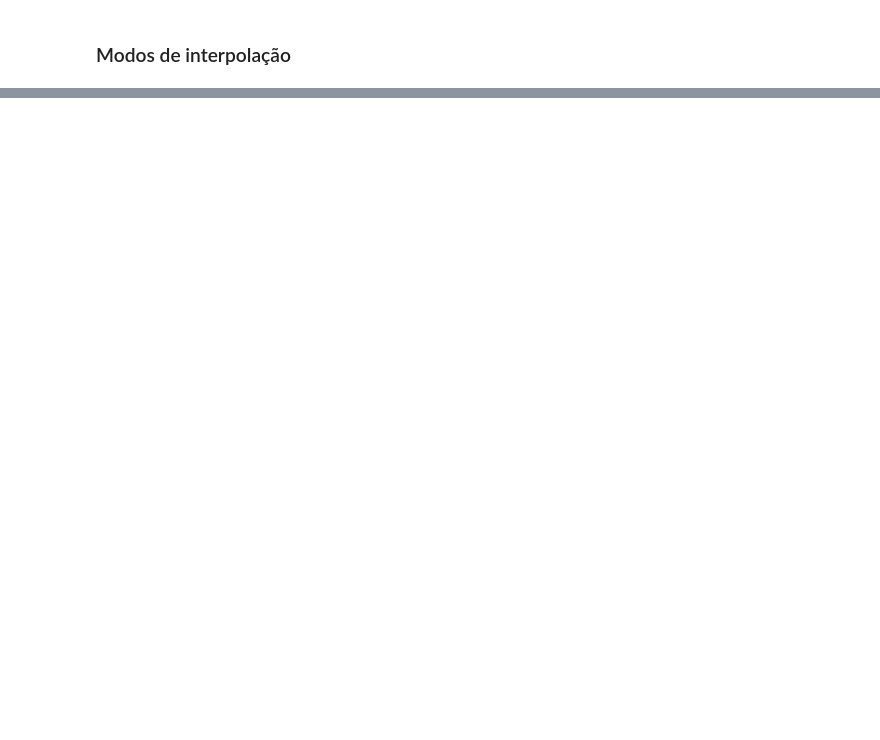
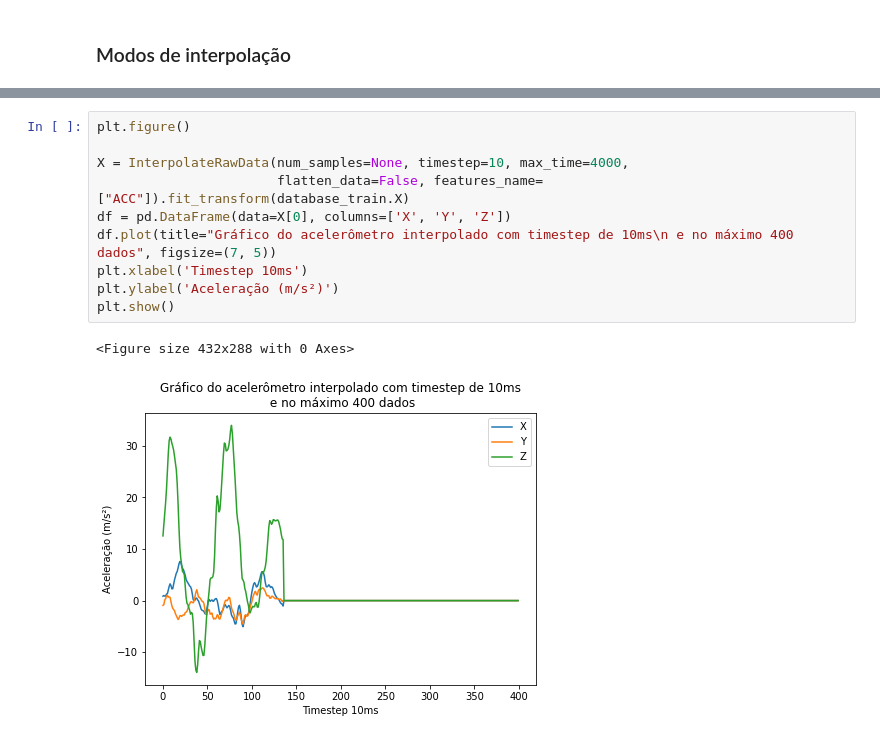
Before and after one commit to HeitorBRaymundo/mc906, a Jupyter notebook: prj3/DataInfo.ipynb, the cells around one changed output, grey strips where cells are left out. Drawn from its saved outputs; the diff is of its cells as text; blank space fills up the shorter version.

```diff
--- a/prj3/DataInfo.ipynb
+++ b/prj3/DataInfo.ipynb
@@ -122 +144,14 @@ df.plot(title="Gráfico do acelerometro interpolada em timesteps equidistantes")
+# %%
+plt.figure()
+
+X = InterpolateRawData(num_samples=None, timestep=10, max_time=4000,
+                       flatten_data=False, features_name=["ACC"]).fit_transform(database_train.X)
+df = pd.DataFrame(data=X[0], columns=['X', 'Y', 'Z'])
+df.plot(title="Gráfico do acelerômetro interpolado com timestep de 10ms\n e no máximo 400 dados", figsize=(7, 5))
+plt.xlabel('Timestep 10ms')
+plt.ylabel('Aceleração (m/s²)')
+plt.show()
+# %% [output]
+<Figure size 432x288 with 0 Axes>
+[figure, added]
 # %%
```
Also changed, not shown: parts of 8 cells of this notebook, 4 other files.
